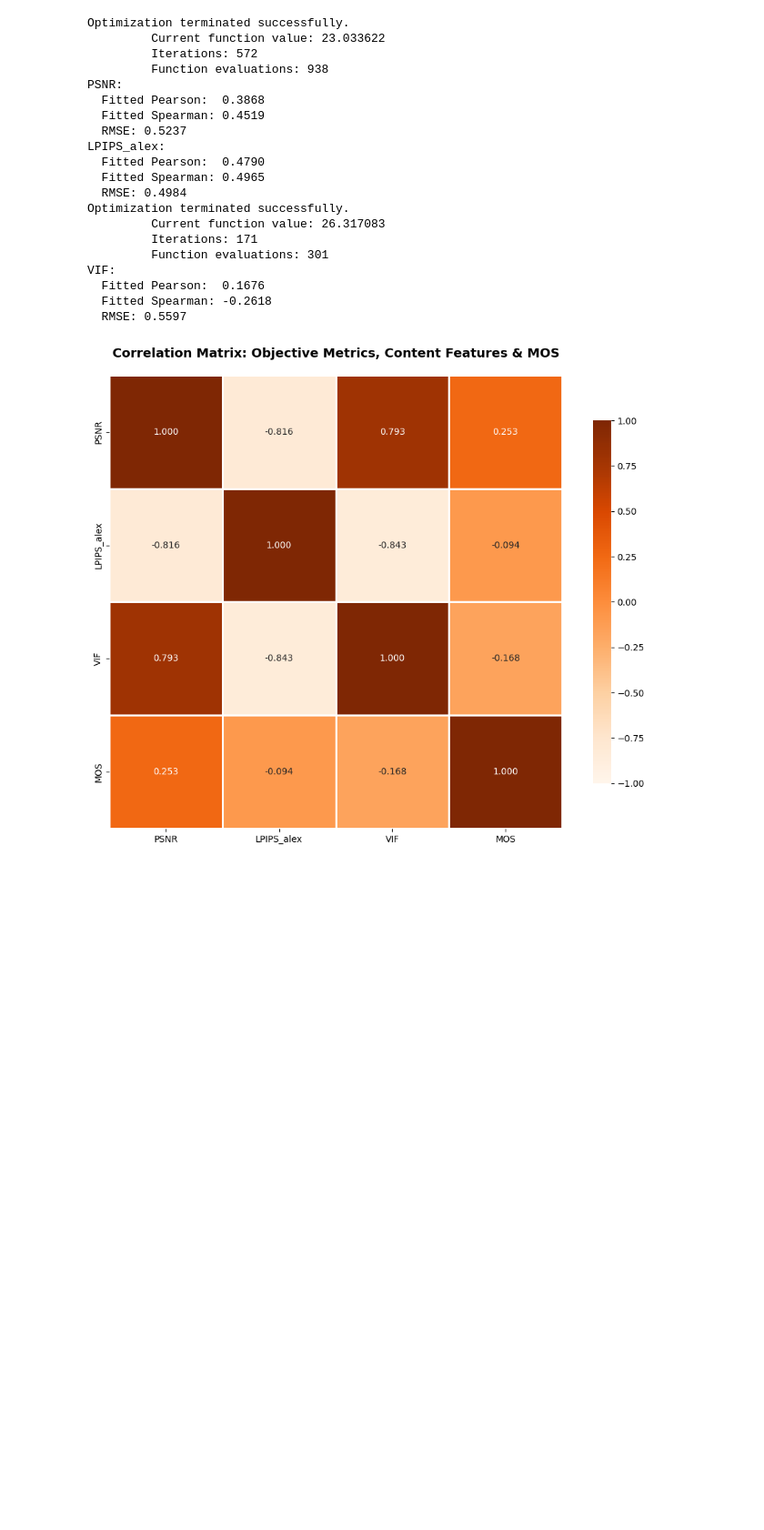
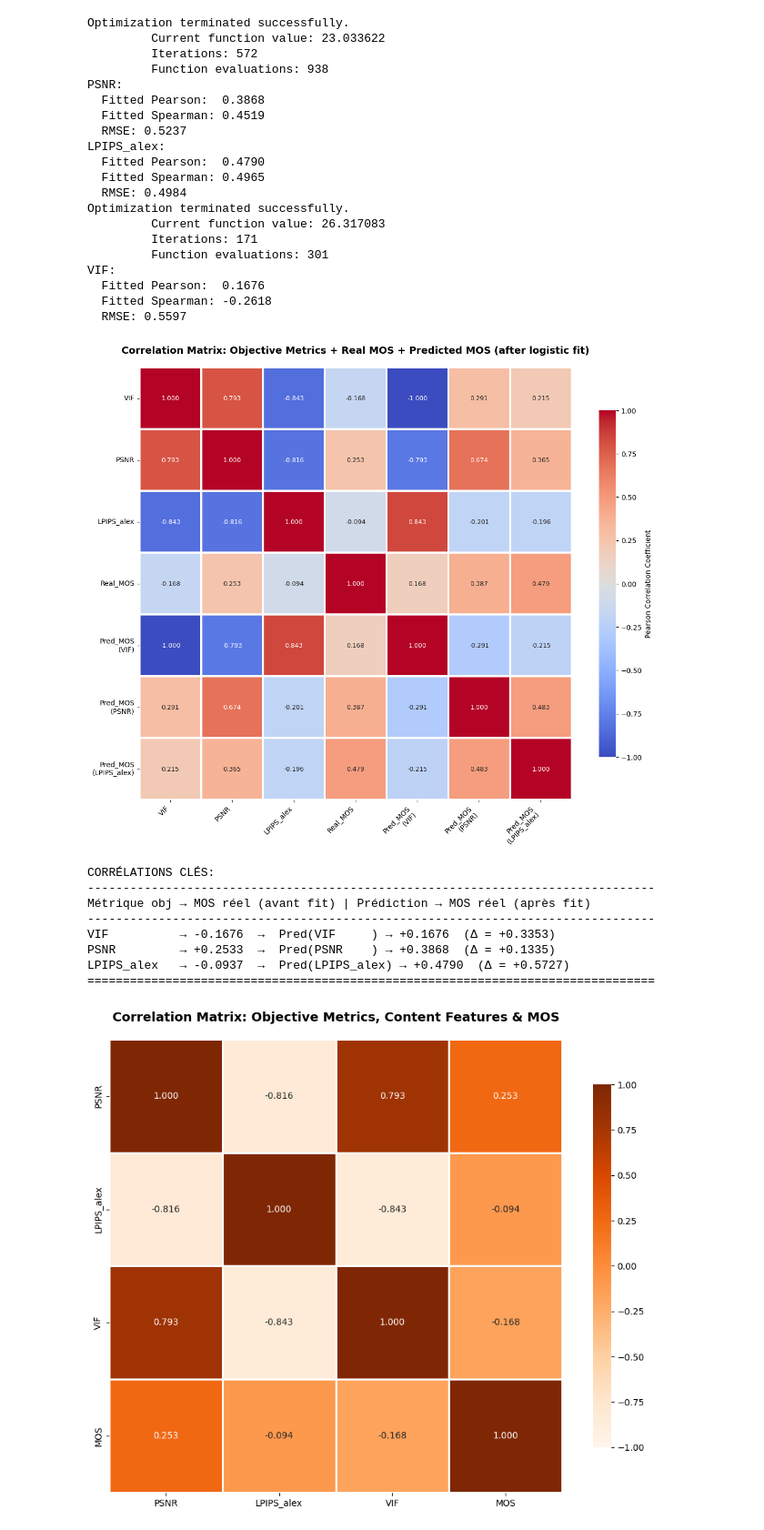
Before and after one commit to marrryzebwjq/Quality-of-Experience, a Jupyter notebook: project copy.ipynb, the cells around one changed output. Shown at 91% size. Saved outputs shown, nothing was run; the diff lists cells and outputs as text; code cells hidden in the pictures; blank space fills up the shorter version.

Commit message:
(projet d'avant) - fix double plot - add really correct correlation matrix

```diff
--- a/project copy.ipynb
+++ b/project copy.ipynb
@@ -1307,8 +1133,11 @@ for metric in ['PSNR', 'LPIPS_alex', 'VIF']:
         valid_data[metric].values,
         valid_data['MOS'].values
     )
+    df_metrics.loc[valid_data.index, f'MOS_fit_{metric}'] = fit_mos
+
 
     results[metric] = {
+        'mos_fitted': fit_mos,
         'pearson_fitted': cc,
         'spearman_fitted': srocc,
         'kendall_fitted': krocc,
@@ -1340,6 +1169,65 @@ VIF:
   Fitted Pearson:  0.1676
   Fitted Spearman: -0.2618
   RMSE: 0.5597
+# %%
+fig, ax = plt.subplots(figsize=(12, 10))
+
+# Construire un dataframe avec toutes les colonnes pertinentes
+metrics_obj = ['VIF', 'PSNR', 'LPIPS_alex']
+metrics_fit = ['MOS_fit_VIF', 'MOS_fit_PSNR', 'MOS_fit_LPIPS_alex']
+
+# Colonnes à inclure dans la matrice
+cols_to_correlate = ['VIF', 'PSNR', 'LPIPS_alex', 'MOS',
+                     'MOS_fit_VIF', 'MOS_fit_PSNR', 'MOS_fit_LPIPS_alex']
+
+# Créer la matrice de corrélation
+corr_full = df_metrics[cols_to_correlate].corr()
+
+# Renommer pour plus de clarté
+rename_dict = {
+    'MOS_fit_VIF': 'Pred_MOS\n(VIF)',
+    'MOS_fit_PSNR': 'Pred_MOS\n(PSNR)',
+    'MOS_fit_LPIPS_alex': 'Pred_MOS\n(LPIPS_alex)',
+    'MOS': 'Real_MOS'
+}
+
+corr_full_renamed = corr_full.rename(index=rename_dict, columns=rename_dict)
+
+# Heatmap
+sns.heatmap(corr_full_renamed, annot=True, fmt='.3f', cmap='coolwarm', center=0,
+            square=True, linewidths=1.5, cbar_kws={"shrink": 0.8, "label": "Pearson Correlation Coefficient"},
+            vmin=-1, vmax=1, ax=ax,
+            annot_kws={'size': 9})
+
+ax.set_title('Correlation Matrix: Objective Metrics + Real MOS + Predicted MOS (after logistic fit)',
+             fontsize=14, fontweight='bold', pad=20)
+
+plt.xticks(rotation=45, ha='right')
+plt.yticks(rotation=0)
+plt.tight_layout()
+plt.show()
+
+# Afficher les corrélations importantes
+print("\nCORRÉLATIONS CLÉS:")
+print("-"*80)
+print("Métrique obj → MOS réel (avant fit) | Prédiction → MOS réel (après fit)")
+print("-"*80)
+for metric, fit_metric in zip(metrics_obj, metrics_fit):
+    before = df_metrics[[metric, 'MOS']].corr().iloc[0, 1]
+    after = df_metrics[[fit_metric, 'MOS']].corr().iloc[0, 1]
+    improvement = after - before
+    print(f"{metric:12} → {before:+.4f}  →  Pred({metric:8}) → {after:+.4f}  (Δ = {improvement:+.4f})")
+print("="*80)
+# %% [output]
+[figure, added]
+CORRÉLATIONS CLÉS:
+--------------------------------------------------------------------------------
+Métrique obj → MOS réel (avant fit) | Prédiction → MOS réel (après fit)
+--------------------------------------------------------------------------------
+VIF          → -0.1676  →  Pred(VIF     ) → +0.1676  (Δ = +0.3353)
+PSNR         → +0.2533  →  Pred(PSNR    ) → +0.3868  (Δ = +0.1335)
+LPIPS_alex   → -0.0937  →  Pred(LPIPS_alex) → +0.4790  (Δ = +0.5727)
+================================================================================
 # %%
 fig, ax = plt.subplots(figsize=(10, 8))
 
```
Also changed, not shown: parts of 6 cells of this notebook.
